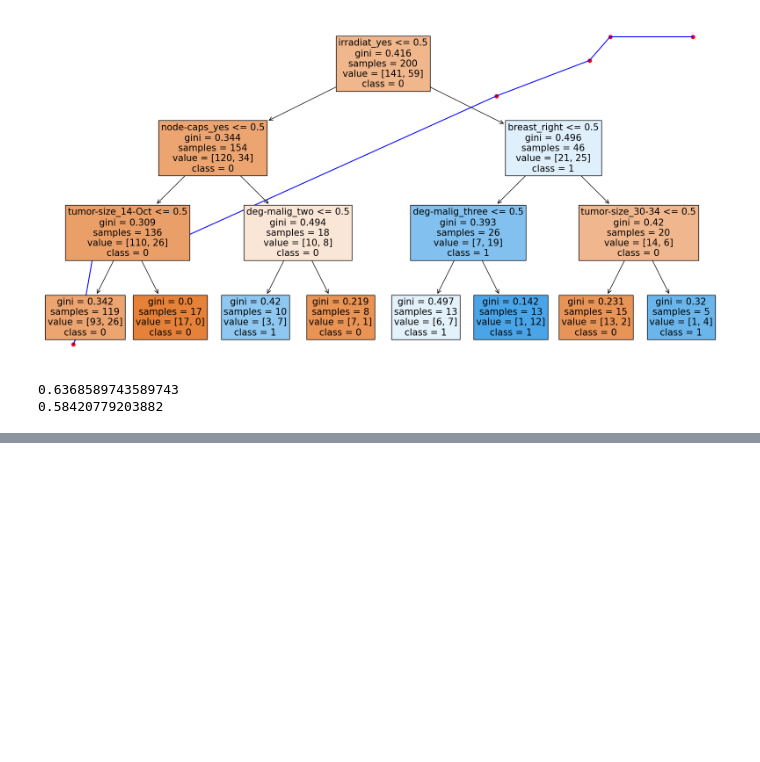
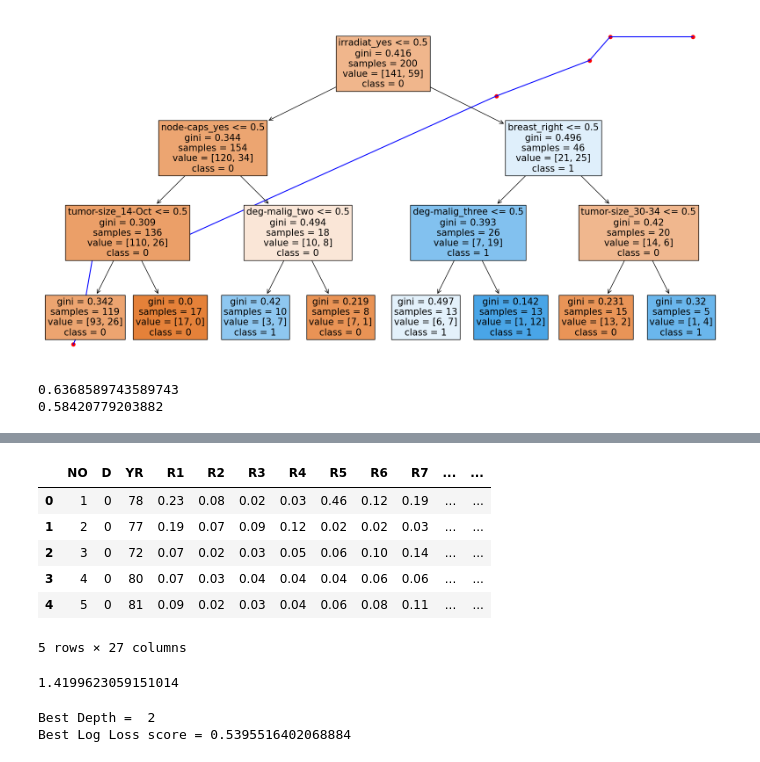
Before and after one commit to Pareeksachin/Machine-Learning, a Jupyter notebook: Day1/Naive_bayes.ipynb, the cells around one changed output, grey strips where cells are left out. Cells and saved outputs as stored; diff of their text form; code cells hidden in the pictures; blank space fills up the shorter version.

Commit message:
Naive_Bayes and Decision Tree

```diff
--- a/Day1/Naive_bayes.ipynb
+++ b/Day1/Naive_bayes.ipynb
@@ -150,0 +263,11 @@ print(log_loss(y_test,y_pred_prob[:,1]))
+# %%
+brupt = pd.read_csv(r"C:\Users\Anonymous\Desktop\Advance Statistics\Bankruptcy\Bankruptcy.csv")
+brupt.head()
+# %% [output]
+|  | NO | D | YR | R1 | R2 | R3 | R4 | R5 | R6 | R7 | ... | ... |
+| 0 | 1 | 0 | 78 | 0.23 | 0.08 | 0.02 | 0.03 | 0.46 | 0.12 | 0.19 | ... | ... |
+| 1 | 2 | 0 | 77 | 0.19 | 0.07 | 0.09 | 0.12 | 0.02 | 0.02 | 0.03 | ... | ... |
+| 2 | 3 | 0 | 72 | 0.07 | 0.02 | 0.03 | 0.05 | 0.06 | 0.10 | 0.14 | ... | ... |
+| 3 | 4 | 0 | 80 | 0.07 | 0.03 | 0.04 | 0.04 | 0.04 | 0.06 | 0.06 | ... | ... |
+| 4 | 5 | 0 | 81 | 0.09 | 0.02 | 0.03 | 0.04 | 0.06 | 0.08 | 0.11 | ... | ... |
+5 rows × 27 columns
@@ -150,0 +278,28 @@ print(log_loss(y_test,y_pred_prob[:,1]))
+# %%
+nb = GaussianNB()
+nb.fit(X_train,y_train)
+y_pred_proba = nb.predict_proba(X_test)
+print(log_loss(y_test,y_pred_proba[:,1]))
+### Predict Probabilities and Compute Log Loss:
+   #After training the classifier, it predicts the probabilities for class 1 (bankruptcy) for the test data using predict_proba.
+  #The probabilities for class 1 are obtained from y_pred_proba[:,1].
+# %% [output]
+1.4199623059151014
+# %%
+scores = []
+depth_values = [1,2,3,4,5,6,7,8,9,10]
+for depth in depth_values:
+    dtc = DecisionTreeClassifier(max_depth=depth,random_state=23)
+    dtc.fit(X_train,y_train)
+    y_pred_proba = dtc.predict_proba(X_test)
+    scores.append(log_loss(y_test,y_pred_proba[:,1]))
+i_min = np.argmin(scores)
+### the code finds the index of the minimum log loss in the scores list using np.argmin(scores)
+print("Best Depth = ",depth_values[i_min])
+###The best depth is obtained by indexing the depth_values list with the index found in the previous step.
+print("Best Log Loss score =",np.min(scores))
+The minimum log loss score is also obtained using np.min(scores)
+## The best depth is the one that results in the lowest log loss, indicating a well-calibrated and well-performing model
+# %% [output]
+Best Depth =  2
+Best Log Loss score = 0.5395516402068884
```
Also changed, not shown: parts of 15 cells of this notebook, 4 other files.
